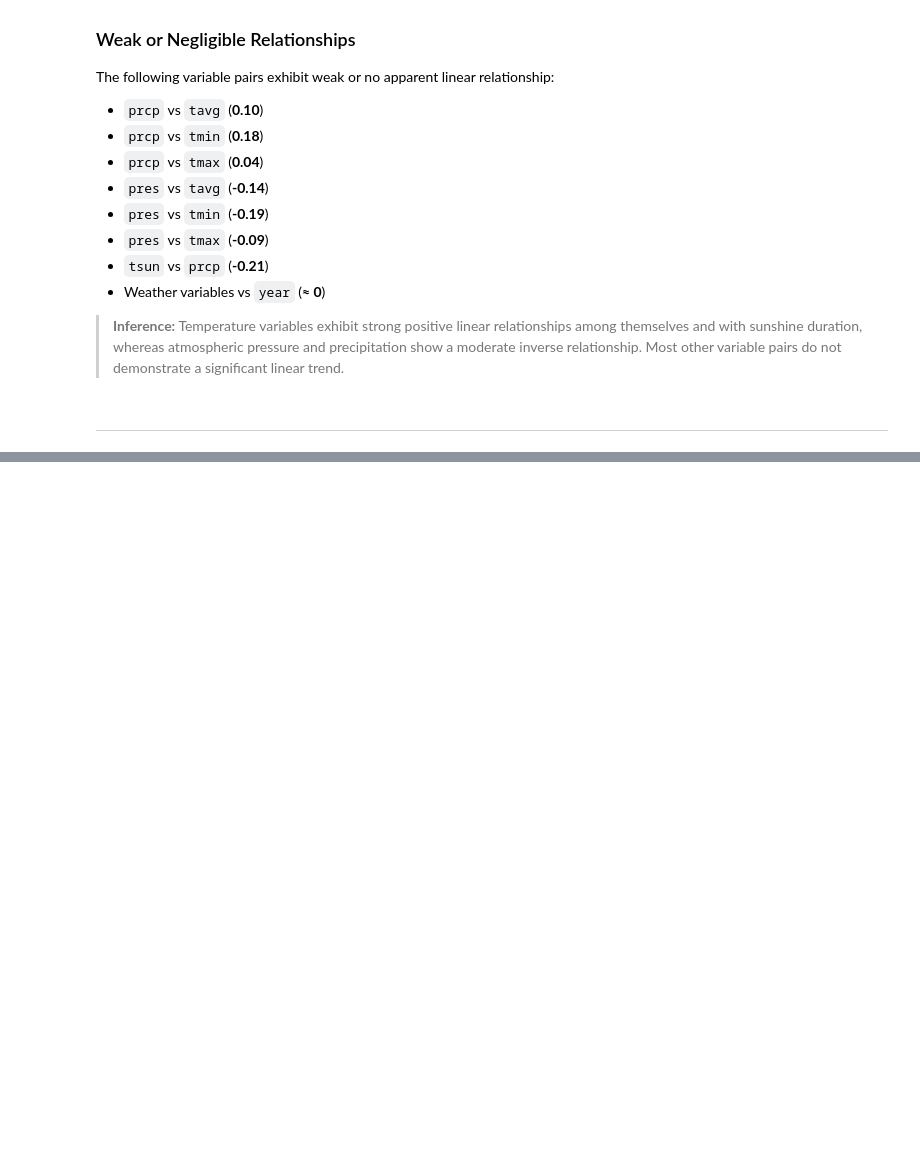
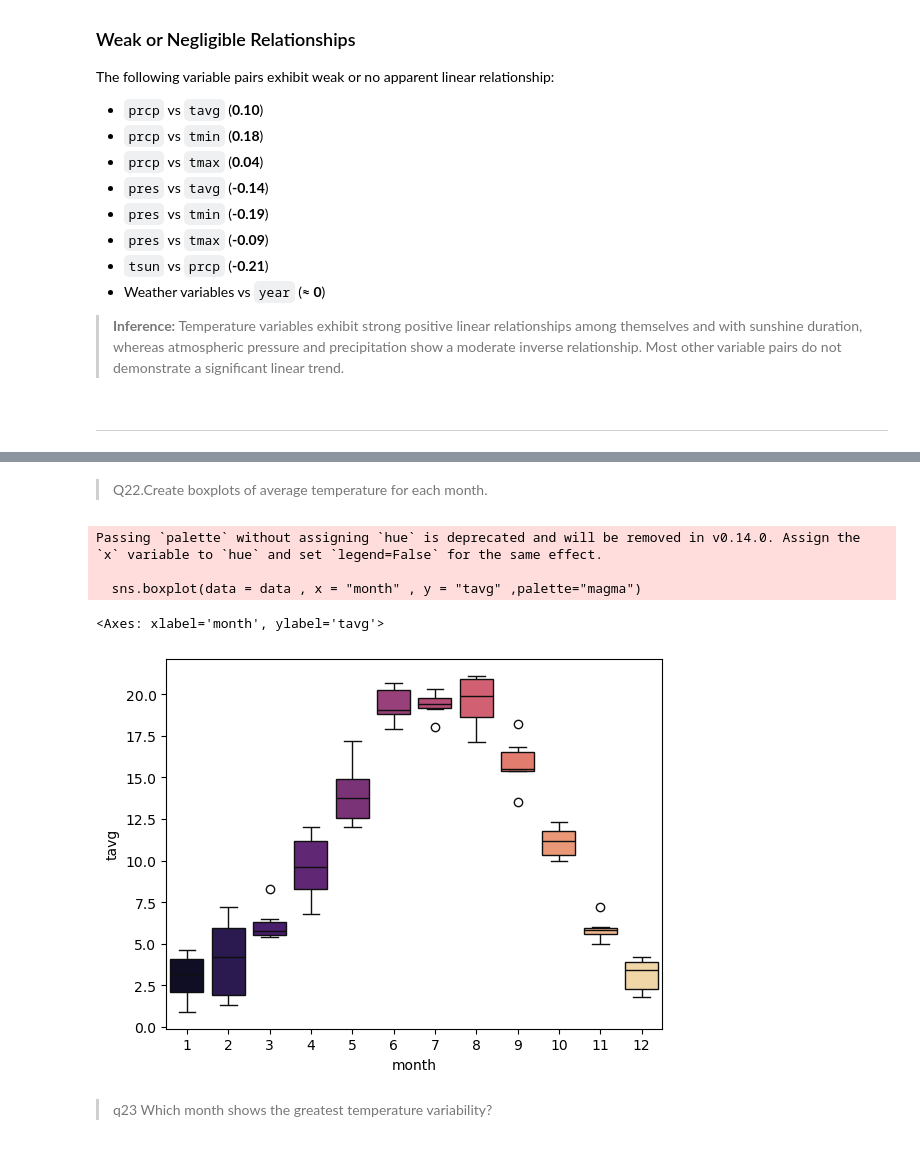
Before and after one commit to thedhawalpanchamiya/data-visualization, a Jupyter notebook: seaborn_work.ipynb, the cells around one changed output, grey strips where cells are left out. Cells and saved outputs as stored; diff of their text form; code cells hidden in the pictures; blank space fills up the shorter version.

```diff
--- a/seaborn_work.ipynb
+++ b/seaborn_work.ipynb
@@ -482,0 +524,12 @@ The following variable pairs exhibit weak or no apparent linear relationship:
+# %% [markdown]
+> Q22.Create boxplots of average temperature for each month.
+# %%
+sns.boxplot(data = data , x = "month" , y = "tavg" ,palette="magma")
+# %% [output]
+Passing `palette` without assigning `hue` is deprecated and will be removed in v0.14.0. Assign the `x` variable to `hue` and set `legend=False` for the same effect.
+
+  sns.boxplot(data = data , x = "month" , y = "tavg" ,palette="magma")
+<Axes: xlabel='month', ylabel='tavg'>
+[figure, added]
+# %% [markdown]
+> q23 Which month shows the greatest temperature variability?
```
Also changed, not shown: parts of 11 cells of this notebook.
